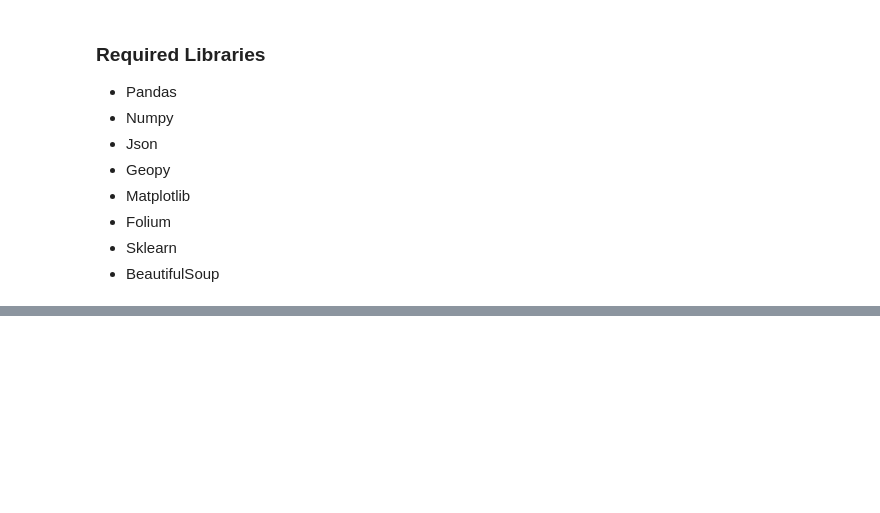
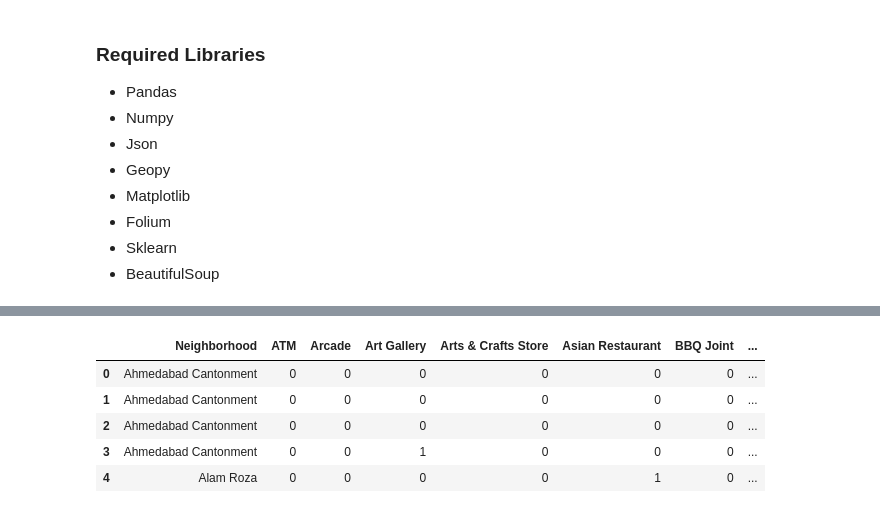
Before and after one commit to aawez/Neighborhoods-of-Ahmedabad, a Jupyter notebook: Clustering Neighborhoods of Ahmedabad.ipynb, the cells around one changed output, grey strips where cells are left out. Cells and saved outputs as stored; diff of their text form; code cells hidden in the pictures; blank space fills up the shorter version.

```diff
--- a/Clustering Neighborhoods of Ahmedabad.ipynb
+++ b/Clustering Neighborhoods of Ahmedabad.ipynb
@@ -19,0 +142,5 @@ First, we have to find out all the Neighborhoods of Ahmedabad. We will web scrap
+# %%
+#Dropping the neighborhoods which are too far from Ahmedabad City, They are 'Virochannagar', 'Detroj', 'Agol'
+outliers = ['Virochannagar', 'Detroj', 'Agol']
+data = data[~data['Neighborhood'].isin(outliers)]  # OR data.drop(data[data['Neighborhood'].isin(outliers)].index)
+data.reset_index(inplace = True, drop = True)
@@ -19,0 +230,16 @@ First, we have to find out all the Neighborhoods of Ahmedabad. We will web scrap
+# %%
+venues = data_venues['response']['groups'][0]['items']
+
+nearby_venues = json_normalize(venues) # flatten JSON
+
+# filter columns
+filtered_columns = ['venue.name', 'venue.categories', 'venue.location.lat', 'venue.location.lng']
+nearby_venues =nearby_venues.loc[:, filtered_columns]
+
+# filter the category for each row
+nearby_venues['venue.categories'] = nearby_venues.apply(get_category_type, axis=1)
+
+# clean columns
+nearby_venues.columns = [col.split(".")[-1] for col in nearby_venues.columns]
+
+nearby_venues.head()
@@ -19,0 +257,6 @@ First, we have to find out all the Neighborhoods of Ahmedabad. We will web scrap
+# %%
+#Foursquare Credentials
+client_id='CCIPBGWW43TTYVCKSROHSRQZFBZXWQUZD2HMUBDX2OKNQALG'
+client_secret='JB3TB5PUQ1UAQJHFJKPZW0SL14VANKHG3UIPQAXBXLQRXSNL'
+VERSION = '20180605'
+LIMIT = 100
@@ -19,0 +303,5 @@ First, we have to find out all the Neighborhoods of Ahmedabad. We will web scrap
+# %%
+ahmedabad_venues = getNearbyVenues(names=data['Neighborhood'],
+                                   latitudes=data['Latitude'],
+                                   longitudes=data['Longitude']
+                                  )
@@ -19,0 +344,19 @@ First, we have to find out all the Neighborhoods of Ahmedabad. We will web scrap
+# %%
+# one hot encoding
+ahmedabad_onehot = pd.get_dummies(ahmedabad_venues[['Venue Category']], prefix="", prefix_sep="")
+
+# add neighborhood column back to dataframe
+ahmedabad_onehot['Neighborhood'] = ahmedabad_venues['Neighborhood']
+
+# move neighborhood column to the first column
+fixed_columns = [ahmedabad_onehot.columns[-1]] + list(ahmedabad_onehot.columns[:-1])
+ahmedabad_onehot = ahmedabad_onehot[fixed_columns]
+
+ahmedabad_onehot.head()
+# %% [output]
+|  | Neighborhood | ATM | Arcade | Art Gallery | Arts & Crafts Store | Asian Restaurant | BBQ Joint | ... |
+| 0 | Ahmedabad Cantonment | 0 | 0 | 0 | 0 | 0 | 0 | ... |
+| 1 | Ahmedabad Cantonment | 0 | 0 | 0 | 0 | 0 | 0 | ... |
+| 2 | Ahmedabad Cantonment | 0 | 0 | 0 | 0 | 0 | 0 | ... |
+| 3 | Ahmedabad Cantonment | 0 | 0 | 1 | 0 | 0 | 0 | ... |
+| 4 | Alam Roza | 0 | 0 | 0 | 0 | 1 | 0 | ... |
```
Also changed, not shown: parts of 53 cells of this notebook.
